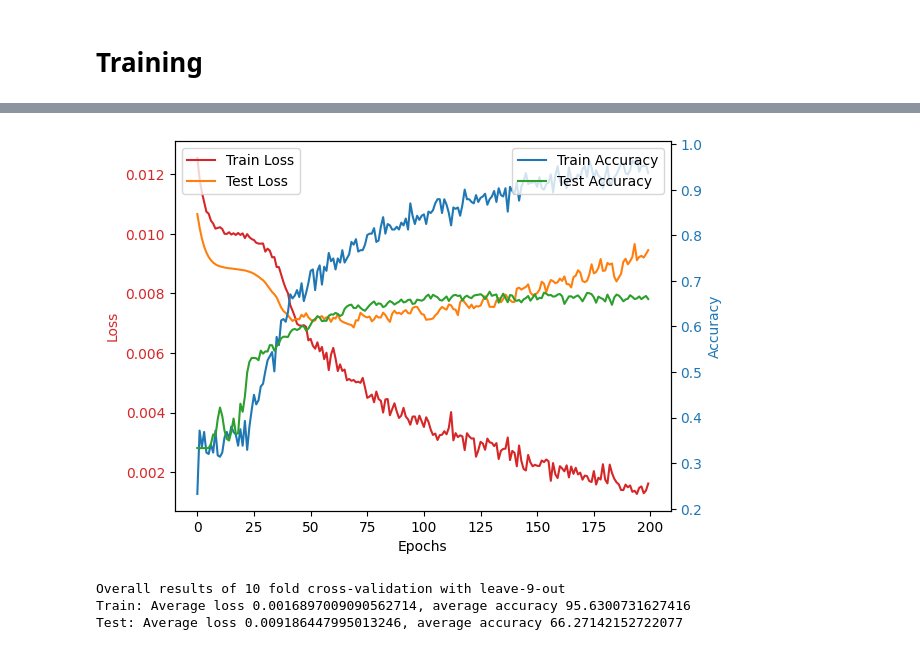
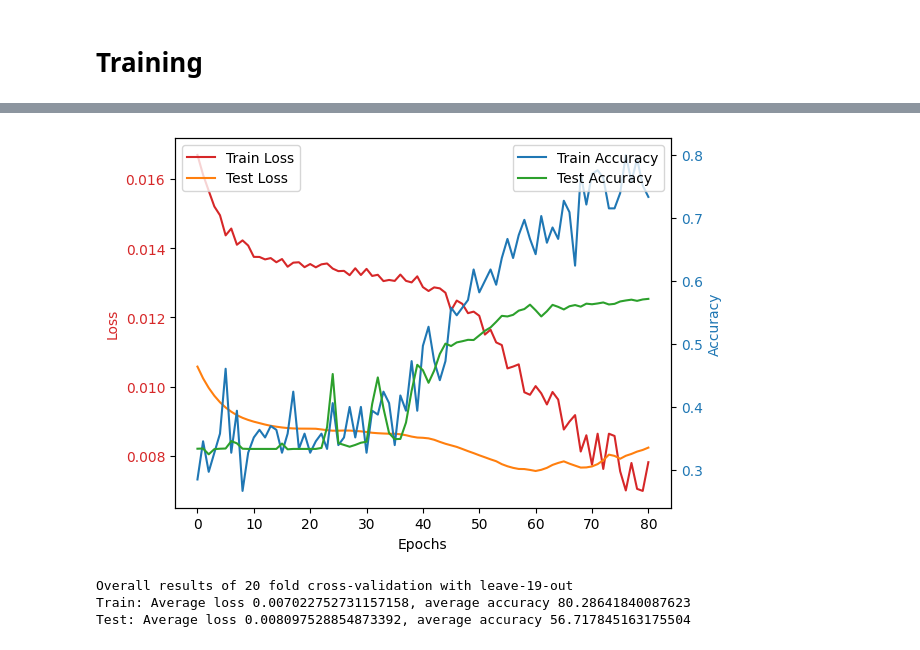
Before and after one commit to MattyAB/ecg_transfer, a Jupyter notebook: ecg.ipynb, the cells around one changed output, grey strips where cells are left out. Saved outputs shown, nothing was run; the diff lists cells and outputs as text; code cells hidden in the pictures.

Commit message:
Implemented early stopping for k-fold.

```diff
--- a/ecg.ipynb
+++ b/ecg.ipynb
@@ -145,8 +146,9 @@ trainparams = TrainParams()
 trainparams.weights = weights
 trainparams.labelmap = labelmap
 trainparams.n_epochs=200
-trainparams.k=10
-trainparams.m=9
+trainparams.k=20
+trainparams.m=19
+trainparams.early_stopping=20
 
 history = train_control_12lead_model(dataset_12lead, trainparams, test=False)
 
@@ -173,4 +175,4 @@ Epoch:200/200 AVG Training Loss:0.00224 AVG Test Loss:0.00894 AVG Training Acc 8
-[figure, old version]
+[figure, new version]
-Overall results of 10 fold cross-validation with leave-9-out
-Train: Average loss 0.0016897009090562714, average accuracy 95.6300731627416
-Test: Average loss 0.009186447995013246, average accuracy 66.27142152722077
+Overall results of 20 fold cross-validation with leave-19-out
+Train: Average loss 0.007022752731157158, average accuracy 80.28641840087623
+Test: Average loss 0.008097528854873392, average accuracy 56.717845163175504
```
Also changed, not shown: parts of 3 cells of this notebook, 1 other file.
